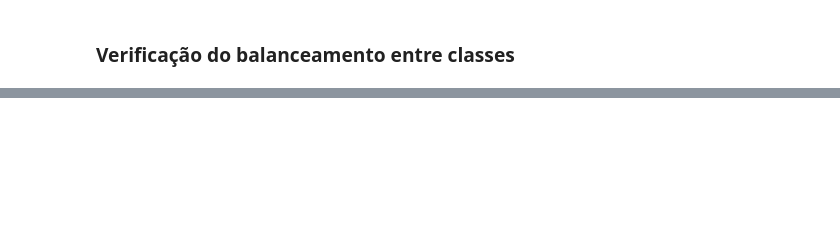
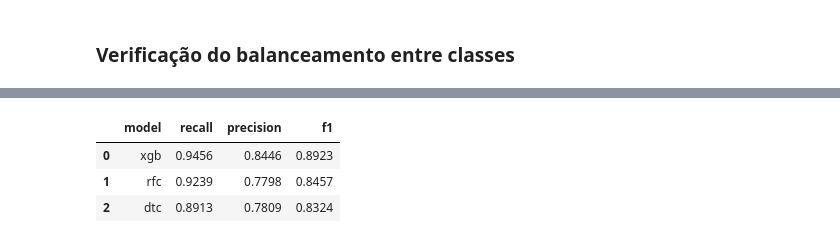
Before and after one commit to BrunoDefante/TCC_Puc_Minas, a Jupyter notebook: notebook/analise_base.ipynb, the cells around one changed output, grey strips where cells are left out. Drawn from its saved outputs; the diff is of its cells as text; code cells hidden in the pictures; blank space fills up the shorter version.

```diff
--- a/notebook/analise_base.ipynb
+++ b/notebook/analise_base.ipynb
@@ -440,3 +454,10 @@ preprocess=Pipeline([
+# %%
+def drop_features(X, y=None, cols_todrop=[], **kwargs):
+    x = X.copy()
+    x:pd.DataFrame
+    x.drop(columns=cols_todrop, inplace=True)
+
+    return x
 # %% [markdown]
 ### Verificação do balanceamento entre classes
 # %%
@@ -452,0 +490,35 @@ fig.show()
+# %%
+spw = y[y==0].shape[0] / y[y==1].shape[0]
+search_models=[
+    ('xgb', Pipeline([
+                ('xgb', XGBClassifier(random_state=42,
+                            scale_pos_weight=spw))
+            ]),
+
+        {
+            "estimator__xgb__learning_rate":Real(1e-2, 1),
+            "estimator__xgb__max_depth":Integer(1, 8),
+            "estimator__xgb__min_child_weight":Integer(1,4),
+            "estimator__xgb__subsample":Real(1e-2, 1),
+            "estimator__xgb__colsample_bytree":Real(1e-2, 1)
+        }),
+
+    ('rfc', Pipeline([
+                ('rfc', RandomForestClassifier(random_state=42))
+            ]),
+
+        {
+            "estimator__rfc__n_estimators":Integer(100, 500),
+            "estimator__rfc__max_depth":Integer(1, 8),
+            "estimator__rfc__min_samples_split":Real(1e-1, 1)
+        }),
+
+    ('dtc', Pipeline([
+                ('dtc', DecisionTreeClassifier(random_state=42))
+            ]),
+
+        {
+            "estimator__dtc__max_depth":Integer(1, 8),
+            "estimator__dtc__min_samples_split":Real(1e-1, 1)
+        }),
+]
@@ -452,0 +610,7 @@ fig.show()
+# %%
+pd.DataFrame(results)
+# %% [output]
+|  | model | recall | precision | f1 |
+| 0 | xgb | 0.9456 | 0.8446 | 0.8923 |
+| 1 | rfc | 0.9239 | 0.7798 | 0.8457 |
+| 2 | dtc | 0.8913 | 0.7809 | 0.8324 |
```
Also changed, not shown: parts of 17 cells of this notebook, 5 other files.
